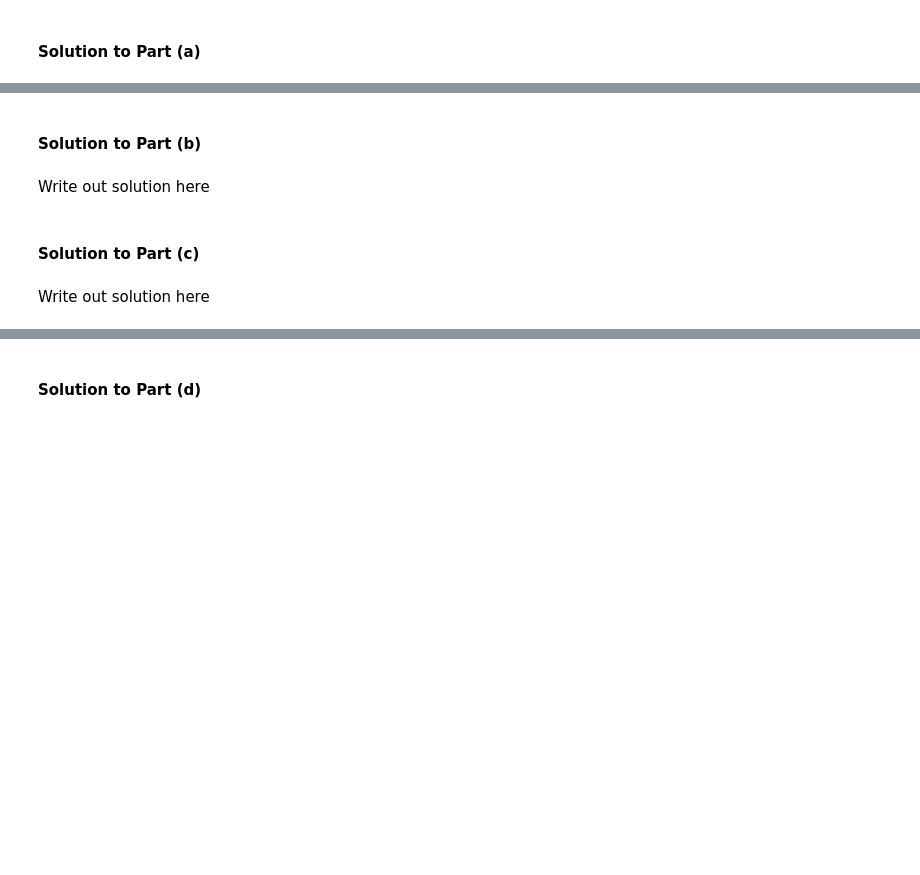
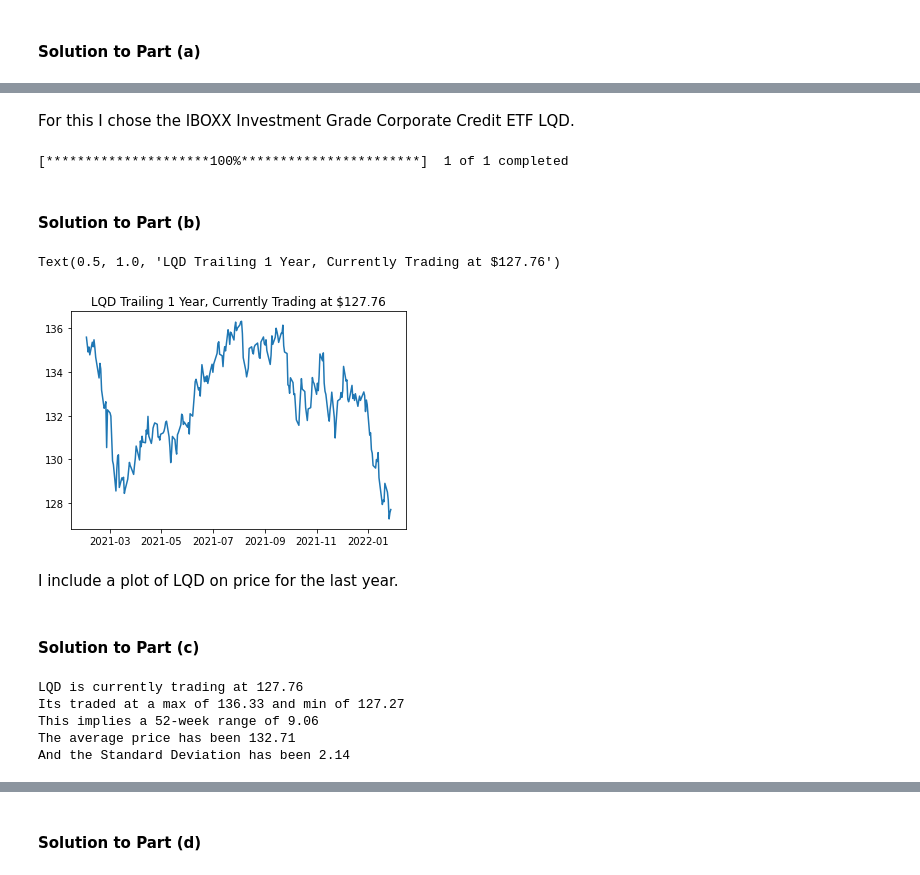
Before and after one commit to jdean53/GeneralWork, a Jupyter notebook: StoCal2/HW1.ipynb, the cells around one changed output, grey strips where cells are left out. Cells and saved outputs as stored; diff of their text form; code cells hidden in the pictures; blank space fills up the shorter version.

```diff
--- a/StoCal2/HW1.ipynb
+++ b/StoCal2/HW1.ipynb
@@ -88,2 +143,18 @@ Write out solution here
+# %% [markdown]
+For this I chose the IBOXX Investment Grade Corporate Credit ETF LQD.
+# %%
+# Code Block
+ticker = 'LQD'
+start_date = '2017-01-01'
+end_date = datetime.today().strftime('%Y-%m-%d')
+etf = yf.Ticker(ticker)
+options = etf.option_chain()
+calls = options.calls
+puts = options.puts
+etf_data = yf.download(ticker, start_date, end_date)
+#BRYAN suggests writing these to csvs
+#will look into it later
+# %% [output]
+[*********************100%***********************]  1 of 1 completed
 # %% [markdown]
 #### Solution to Part (b)
@@ -92,4 +161,12 @@ Write out solution here
-# %% [markdown]
-Write out solution here
+# %%
+lqd_close = etf_data.iloc[-1,3]
+lqd_ty = etf_data.iloc[-253:-1, 3]
+plt.plot(lqd_ty)
+plt.title('LQD Trailing 1 Year, Currently Trading at ${:.2f}'.format(lqd_close))
+# %% [output]
+Text(0.5, 1.0, 'LQD Trailing 1 Year, Currently Trading at $127.76')
+[figure, added]
+# %% [markdown]
+I include a plot of LQD on price for the last year.
 # %% [markdown]
 #### Solution to Part (c)
@@ -98,2 +173,17 @@ Write out solution here
-# %% [markdown]
-Write out solution here
+# %%
+lqd_max = max(lqd_ty)
+lqd_min = min(lqd_ty)
+lqd_rng = lqd_max-lqd_min
+lqd_mid = np.mean(lqd_ty)
+lqd_sd = np.std(lqd_ty)
+print('LQD is currently trading at {:.2f}'.format(lqd_close))
+print('Its traded at a max of {:.2f} and min of {:.2f}'.format(lqd_max, lqd_min))
+print('This implies a 52-week range of {:.2f}'. format(lqd_rng))
+print('The average price has been {:.2f}'.format(lqd_mid))
+print('And the Standard Deviation has been {:.2f}'.format(lqd_sd))
+# %% [output]
+LQD is currently trading at 127.76
+Its traded at a max of 136.33 and min of 127.27
+This implies a 52-week range of 9.06
+The average price has been 132.71
+And the Standard Deviation has been 2.14
```
Also changed, not shown: parts of 15 cells of this notebook.
